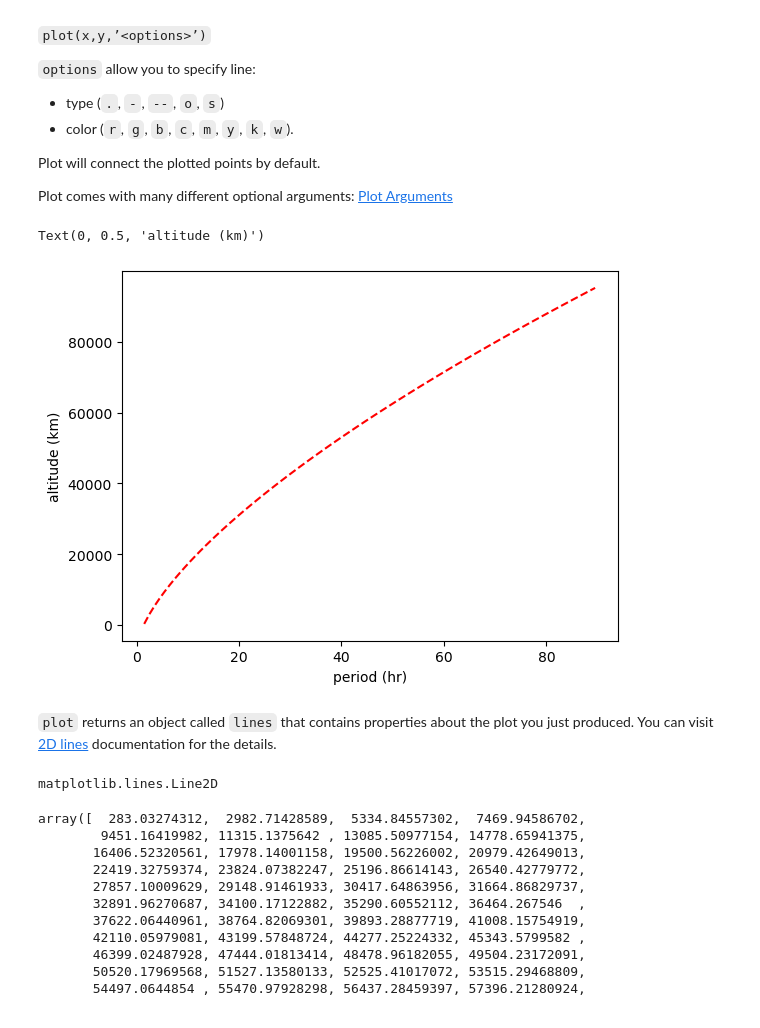
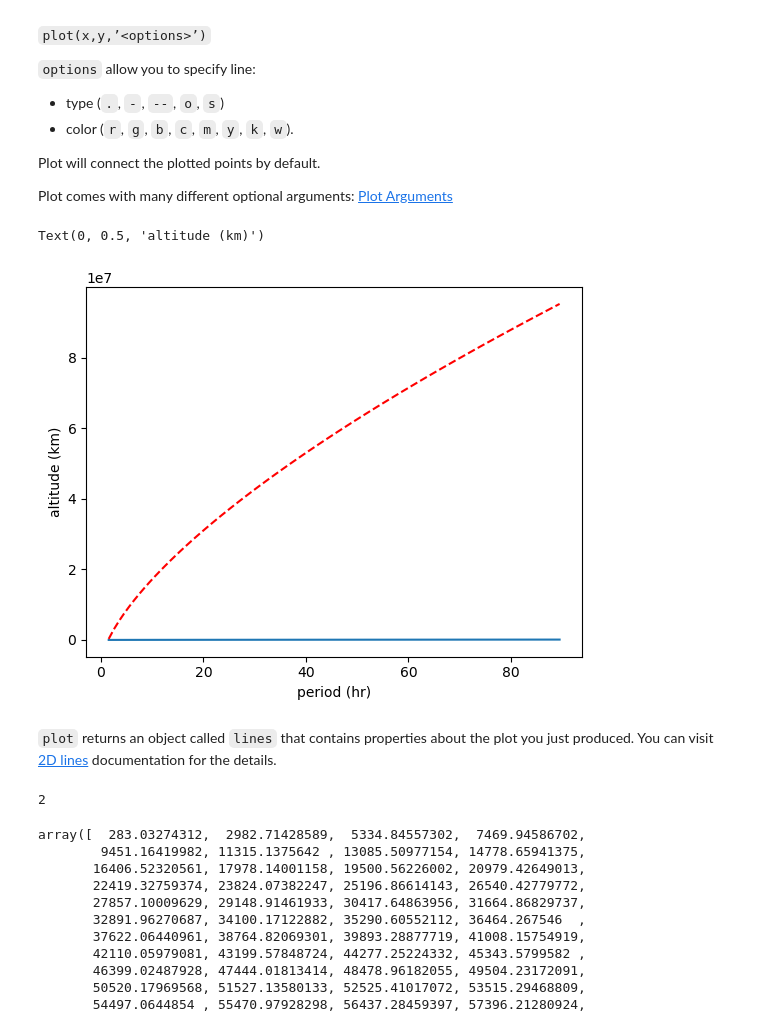
Before and after one commit to matteoostland/main, a Jupyter notebook: Python/PythonVisual.ipynb, the cells around one changed output. Saved outputs shown, nothing was run; the diff lists cells and outputs as text; code cells hidden in the pictures.

```diff
--- a/Python/PythonVisual.ipynb
+++ b/Python/PythonVisual.ipynb
@@ -20,23 +20,23 @@ Plot comes with many different optional arguments: [Plot Arguments](https://matp
 # %%
 import numpy as np
 import matplotlib.pyplot as mp
 G = 6.67*10**(-11)
 M = 5.98*10**(24)
 R = 6.371*10**6
 x = np.arange(1.5,90,1)
 y = (G*M*(3600*x)**2/(4*np.pi**2))**(1/3)-R
-ploth = mp.plot(x,y/1000,'r--', animated = True)
+ploth = mp.plot(x,y/1000, x,y,'--r')
 mp.xlabel("period (hr)")
 mp.ylabel("altitude (km)")
 # %% [output]
 Text(0, 0.5, 'altitude (km)')
-[figure, old version]
+[figure, new version]
 # %% [markdown]
 `plot` returns an object called `lines` that contains properties about the plot you just produced. You can visit [2D lines](https://matplotlib.org/stable/api/_as_gen/matplotlib.lines.Line2D.html) documentation for the details.
-# %%
-type(ploth[0])
-# %% [output]
-matplotlib.lines.Line2D
+# %%
+len(ploth)
+# %% [output]
+2
 # %%
 ploth[0].get_xdata()
 ploth[0].get_ydata()
```
Also changed, not shown: parts of 6 cells of this notebook, 5 other files.
